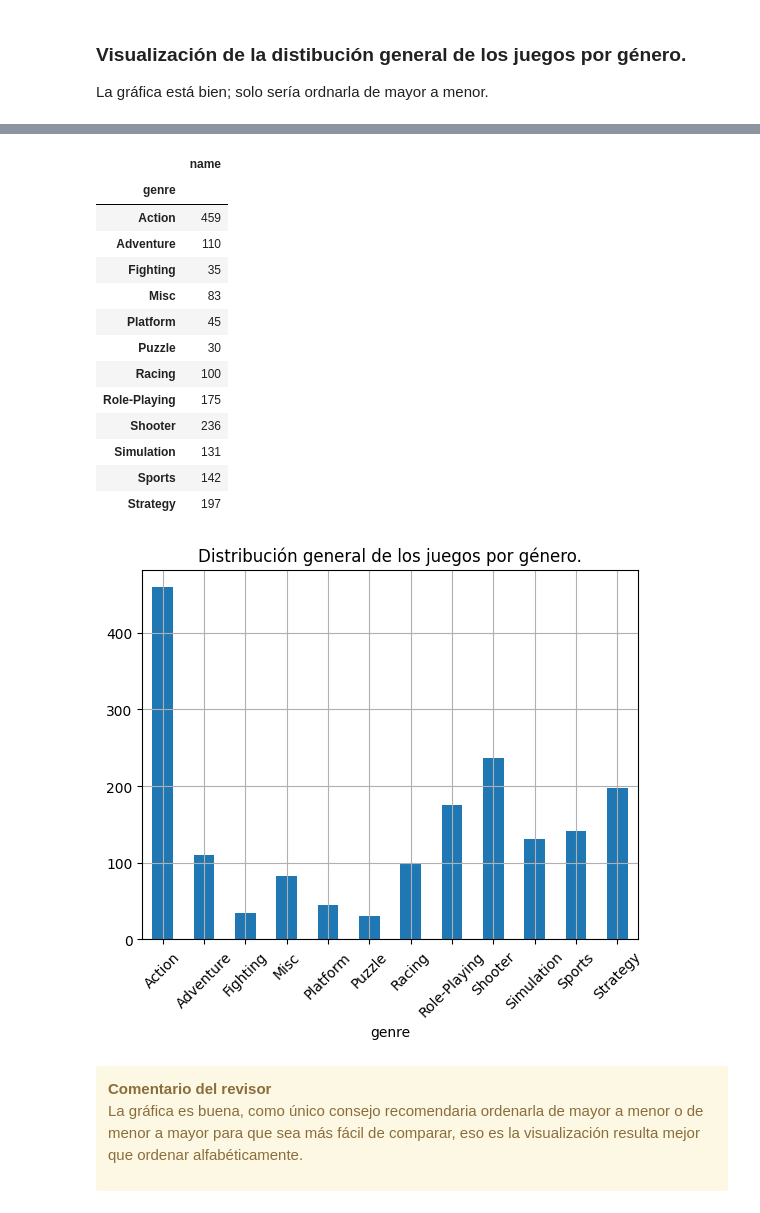
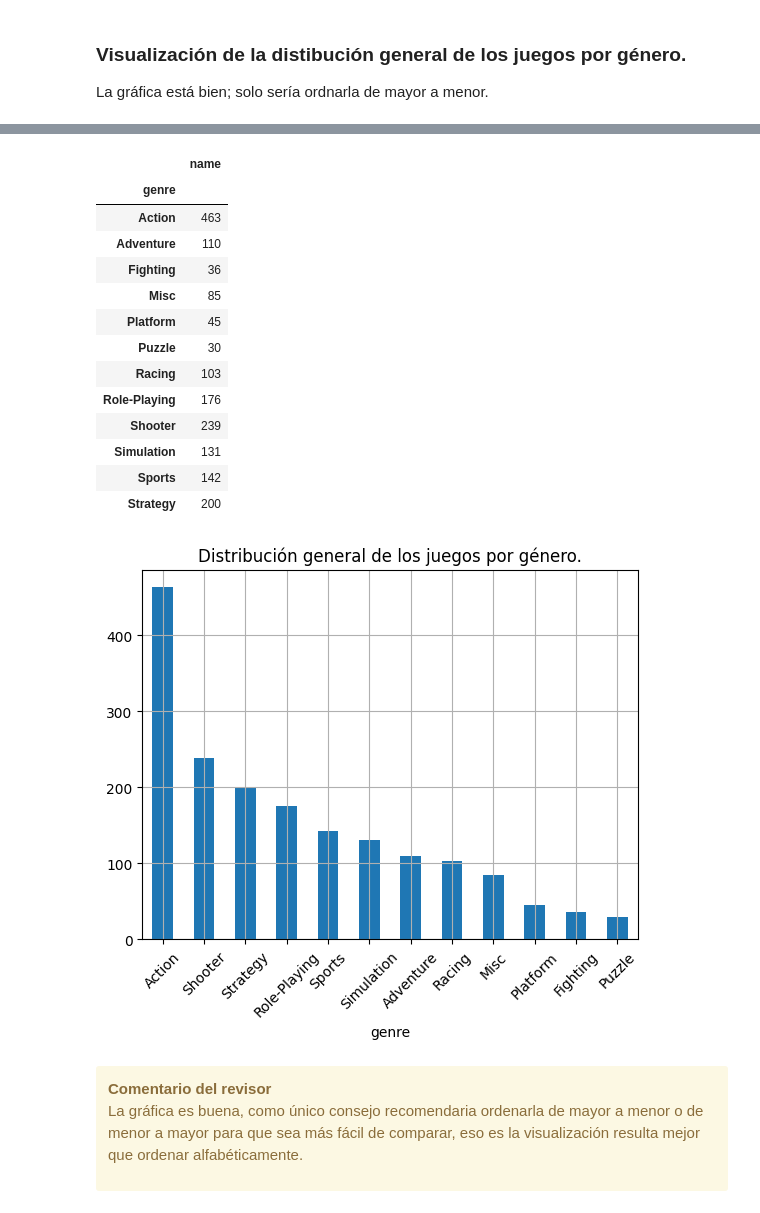
Before and after one commit to Car27VeP/AED_videojuegos, a Jupyter notebook: 5092fe62-8fc3-4d31-b706-8d8286c497bd.ipynb, the cells around one changed output, grey strips where cells are left out. Cells and saved outputs as stored; diff of their text form; code cells hidden in the pictures.

```diff
--- a/5092fe62-8fc3-4d31-b706-8d8286c497bd.ipynb
+++ b/5092fe62-8fc3-4d31-b706-8d8286c497bd.ipynb
@@ -312,3 +320,3 @@ def delete_columns(data):
 # %%
-df_games = delete_columns(df_games)
+# df_games = delete_columns(df_games)
 # %%
@@ -338,0 +337,16 @@ Bien, aunque se pierden bastante filas en donde el año de lanzamiento no es con
+# %%
+# Corrección.
+
+def fillna_with_year_mode_per_console(data):
+    year_mode_per_console = pd.pivot_table\
+        (data, values='year_of_release', index='platform', aggfunc=lambda x: x.mode()[0])
+
+    print(year_mode_per_console)
+
+    for index in year_mode_per_console.index:
+        cond = data['platform'] == index
+        data.loc[cond,'year_of_release'] = data.loc[cond,'year_of_release'].fillna(year_mode_per_console['year_of_release'].loc[index])
+
+    return data
+# %%
+df_games = fillna_with_year_mode_per_console(df_games)
@@ -763,27 +880,27 @@ df_most_popular_platforms_by_genres
 # %% [output]
 |  | name |
 | genre |  |
-| Action | 459 |
+| Action | 463 |
 | Adventure | 110 |
-| Fighting | 35 |
-| Misc | 83 |
+| Fighting | 36 |
+| Misc | 85 |
 | Platform | 45 |
 | Puzzle | 30 |
-| Racing | 100 |
-| Role-Playing | 175 |
-| Shooter | 236 |
+| Racing | 103 |
+| Role-Playing | 176 |
+| Shooter | 239 |
 | Simulation | 131 |
 | Sports | 142 |
-| Strategy | 197 |
+| Strategy | 200 |
 # %%
-df_most_popular_platforms_by_genres.plot(kind='bar',
+df_most_popular_platforms_by_genres.sort_values(by='name',ascending=False).plot(kind='bar',
                                          rot=45,
                                          legend=False,
                                          title='Distribución general de los juegos por género.')
 plt.grid(True)
 plt.show()
 # %% [output]
-[figure, old version]
+[figure, new version]
 # %% [markdown]
 <div class="alert alert-block alert-warning">
 <b>Comentario del revisor</b> <a class="tocSkip"></a>
```
Also changed, not shown: parts of 42 cells of this notebook.
